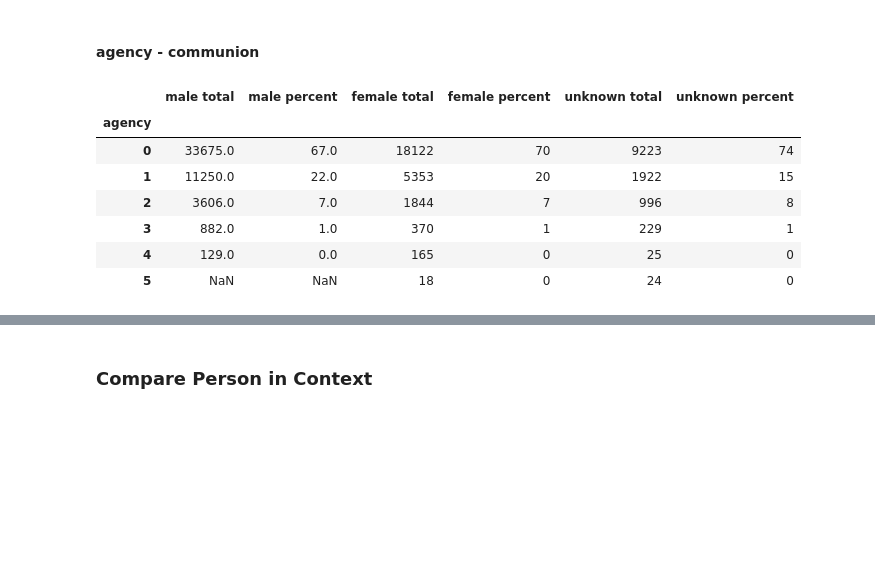
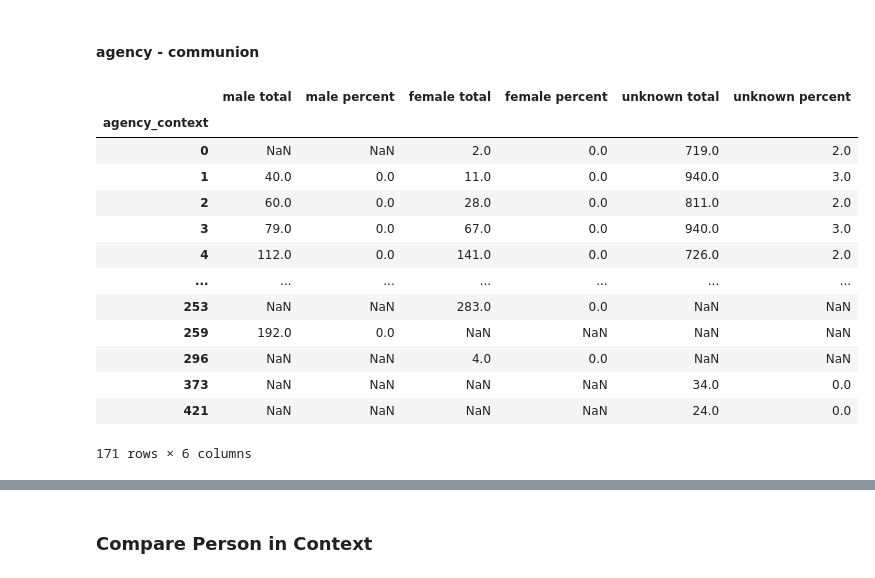
Before and after one commit to auringonnousu/washington_post_bias, a Jupyter notebook: SentimentVisualizationGender.ipynb, the cells around one changed output, grey strips where cells are left out. Saved outputs shown, nothing was run; the diff lists cells and outputs as text; code cells hidden in the pictures; blank space fills up the shorter version.

```diff
--- a/SentimentVisualizationGender.ipynb
+++ b/SentimentVisualizationGender.ipynb
@@ -76,9 +86,21 @@ communion = load_list("a_communion.txt")
 # %%
-data["agency"] = data.apply(lambda row: count_occurances(str(row["title"]), agency), axis=1)
-data["communion"] = data.apply(lambda row: count_occurances(str(row["title"]), communion), axis=1)
+def getAtributes(predata):
+    agency = load_list("a_agency.txt")
+    communion = load_list("a_communion.txt")
+    predata["agency"] = predata.apply(lambda row: count_occurances(str(row["title"]), agency), axis=1)
+    predata["communion"] = predata.apply(lambda row: count_occurances(str(row["title"]), communion), axis=1)
+    predata["agency_context"] = predata.apply(lambda row: count_occurances(str(row["content"]), agency), axis=1)
+    predata["communion_context"] = predata.apply(lambda row: count_occurances(str(row["content"]), communion), axis=1)
+    return predata
-# %%
-data["agency_context"] = data.apply(lambda row: count_occurances(str(row["content"]), agency), axis=1)
-data["communion_context"] = data.apply(lambda row: count_occurances(str(row["content"]), communion), axis=1)
+# %%
+def getAll(predata):
+    predata = convertURL(predata)
+    predata = getSentiment(predata)
+    predata = getLenght(predata)
+    predata = getAtributes(predata)
+    return predata
+# %%
+data = getAll(data)
 # %% [markdown]
 ## Datasets
 # %%
@@ -306,19 +328,25 @@ lenght_data_title
 # %% [markdown]
 #### agency - communion
 # %%
-author_male_agency = get_gendered_information('male', male_authors, 'agency', 'author')
-author_female_agency = get_gendered_information('female', female_authors, 'agency', 'author')
-author_unknown_agency = get_gendered_information('unknown' , unknown_authors, 'agency', 'author')
+author_male_agency = get_gendered_information('male', male_authors, 'agency_context', 'author')
+author_female_agency = get_gendered_information('female', female_authors, 'agency_context', 'author')
+author_unknown_agency = get_gendered_information('unknown' , unknown_authors, 'agency_context', 'author')
 
 author__agency = combine_dataframes(author_male_agency, author_female_agency, author_unknown_agency)
 author__agency
 # %% [output]
 |  | male total | male percent | female total | female percent | unknown total | unknown percent |
-| agency |  |  |  |  |  |  |
-| 0 | 33675.0 | 67.0 | 18122 | 70 | 9223 | 74 |
-| 1 | 11250.0 | 22.0 | 5353 | 20 | 1922 | 15 |
-| 2 | 3606.0 | 7.0 | 1844 | 7 | 996 | 8 |
-| 3 | 882.0 | 1.0 | 370 | 1 | 229 | 1 |
-| 4 | 129.0 | 0.0 | 165 | 0 | 25 | 0 |
-| 5 | NaN | NaN | 18 | 0 | 24 | 0 |
+| agency_context |  |  |  |  |  |  |
+| 0 | NaN | NaN | 2.0 | 0.0 | 719.0 | 2.0 |
+| 1 | 40.0 | 0.0 | 11.0 | 0.0 | 940.0 | 3.0 |
+| 2 | 60.0 | 0.0 | 28.0 | 0.0 | 811.0 | 2.0 |
+| 3 | 79.0 | 0.0 | 67.0 | 0.0 | 940.0 | 3.0 |
+| 4 | 112.0 | 0.0 | 141.0 | 0.0 | 726.0 | 2.0 |
+| ... | ... | ... | ... | ... | ... | ... |
+| 253 | NaN | NaN | 283.0 | 0.0 | NaN | NaN |
+| 259 | 192.0 | 0.0 | NaN | NaN | NaN | NaN |
+| 296 | NaN | NaN | 4.0 | 0.0 | NaN | NaN |
+| 373 | NaN | NaN | NaN | NaN | 34.0 | 0.0 |
+| 421 | NaN | NaN | NaN | NaN | 24.0 | 0.0 |
+171 rows × 6 columns
 # %%
```
Also changed, not shown: parts of 34 cells of this notebook.
